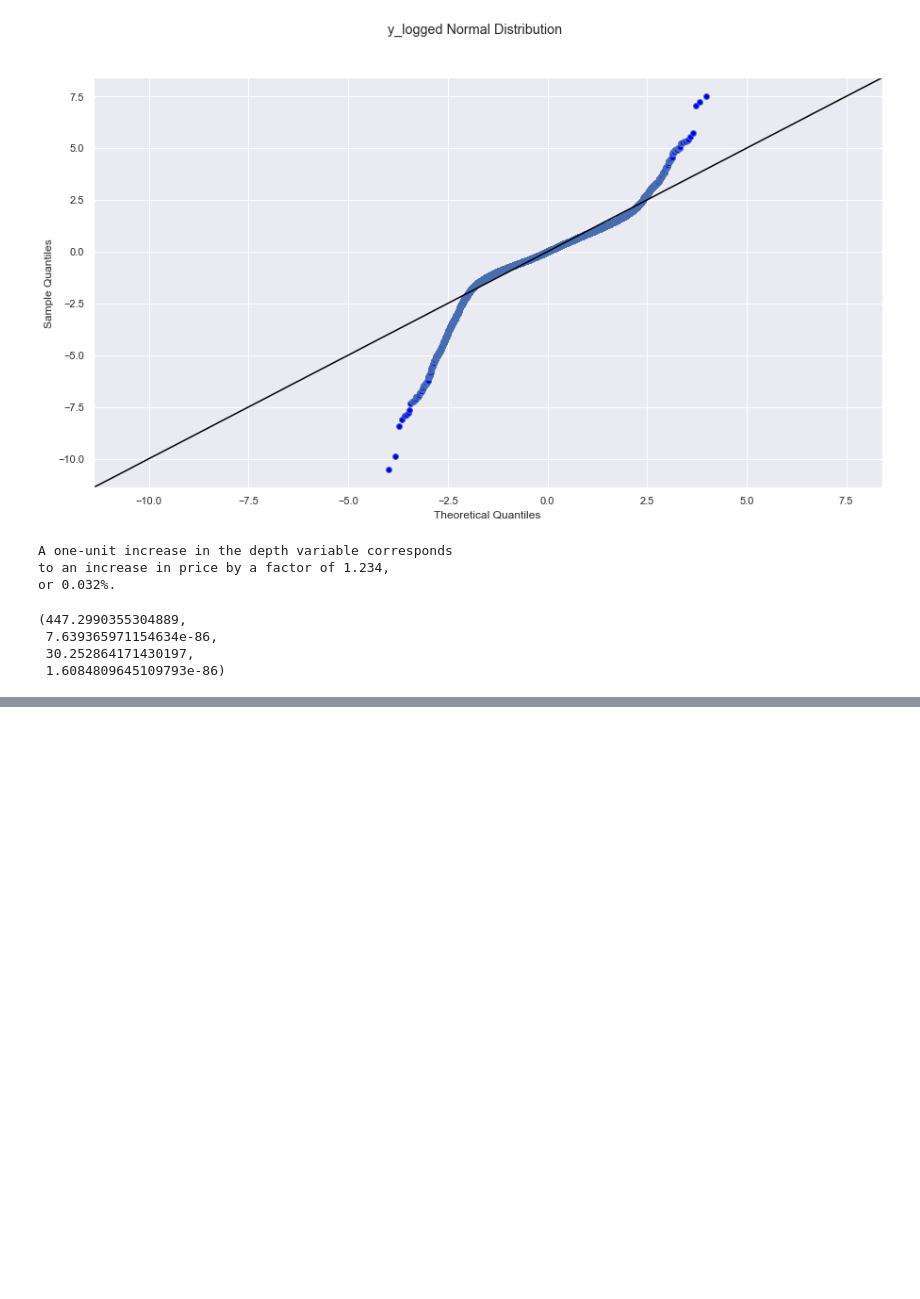
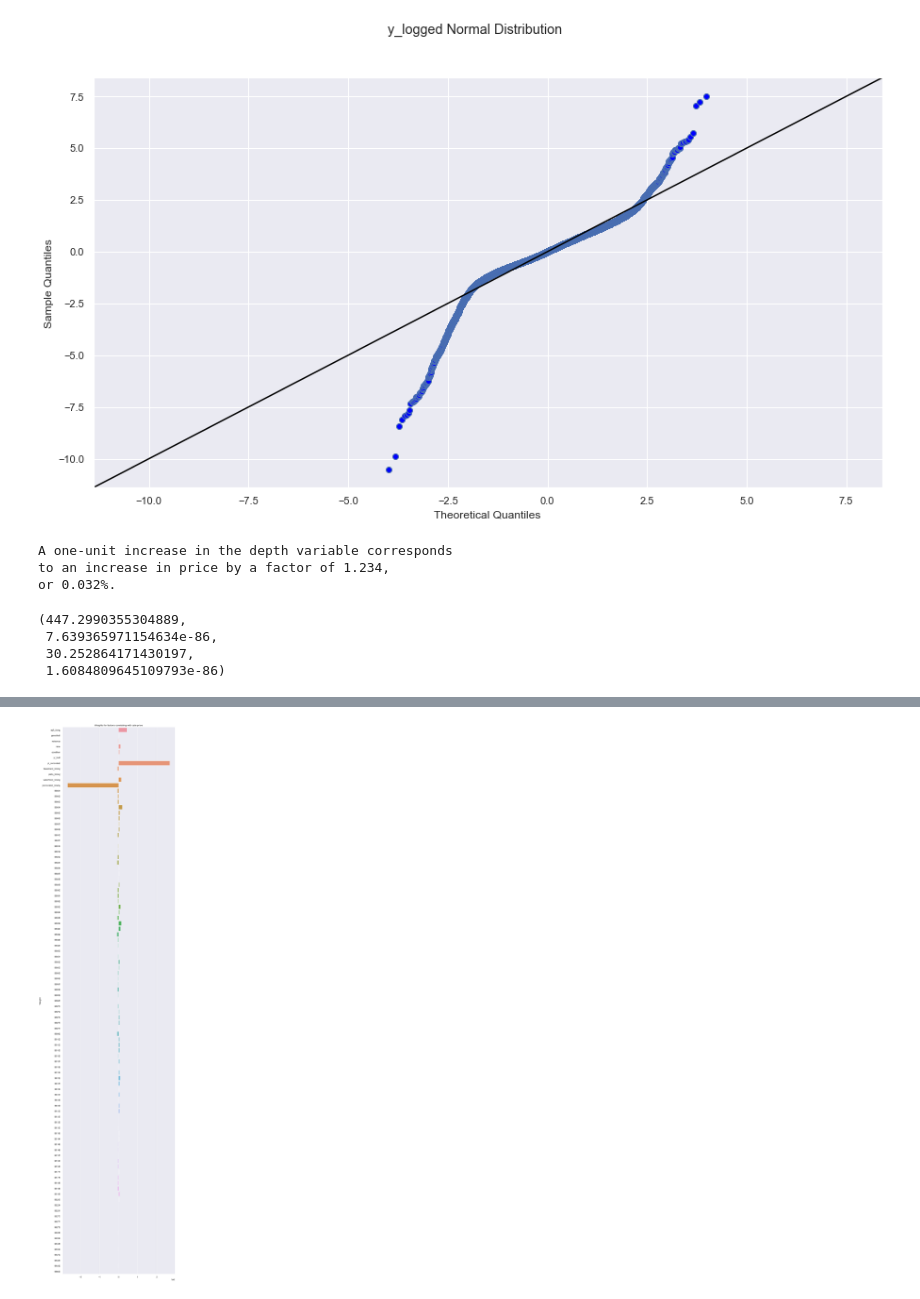
Before and after one commit to AliRampur/Phase-2-Group-Project, a Jupyter notebook: Charlie_notebook.ipynb, the cells around one changed output, grey strips where cells are left out. Drawn from its saved outputs; the diff is of its cells as text; code cells hidden in the pictures; blank space fills up the shorter version.

```diff
--- a/Charlie_notebook.ipynb
+++ b/Charlie_notebook.ipynb
@@ -701,0 +909,8 @@ het_breuschpagan(model_diam.resid, sm.add_constant(X_standard))
+# %%
+# Run this cell without changes
+
+# (5b) Drop original FireplaceQu column
+df.drop("zip", axis=1, inplace=True)
+
+# Visually inspect X_train
+df
@@ -701,0 +931,8 @@ het_breuschpagan(model_diam.resid, sm.add_constant(X_standard))
+# %%
+# Run this cell without changes
+
+# (5c) Concatenate the new dataframe with current X_train
+df = pd.concat([df, fireplace_qu_encoded_train], axis=1)
+
+# Visually inspect X_train
+df.head()
@@ -701,0 +947,5 @@ het_breuschpagan(model_diam.resid, sm.add_constant(X_standard))
+# %%
+X = df.drop(columns=['price', 'sewer_system', 'waterfront','address','sqft_patio', 'sqft_basement', 'sqft_garage','bedrooms', 'bathrooms','PublicSewer_binary','garage_binary'])
+y = df['price']
+# %%
+results_full = sm.OLS(y, sm.add_constant(X)).fit()
@@ -701,0 +989,15 @@ het_breuschpagan(model_diam.resid, sm.add_constant(X_standard))
+# %%
+X_standard = X.apply(lambda x: (x-x.mean())/ x.std())
+
+results_standardized = sm.OLS(y, sm.add_constant(X_standard)).fit()
+
+weights = results_standardized.params
+weights
+
+plt.figure(figsize=(10,50))
+sns.barplot(y = weights[1::].index, x = weights[1::].values)
+plt.title("Weights for factors correlating with sale price")
+plt.ylabel('Weight')
+plt.show()
+# %% [output]
+[figure, added]
```
Also changed, not shown: parts of 29 cells of this notebook.
